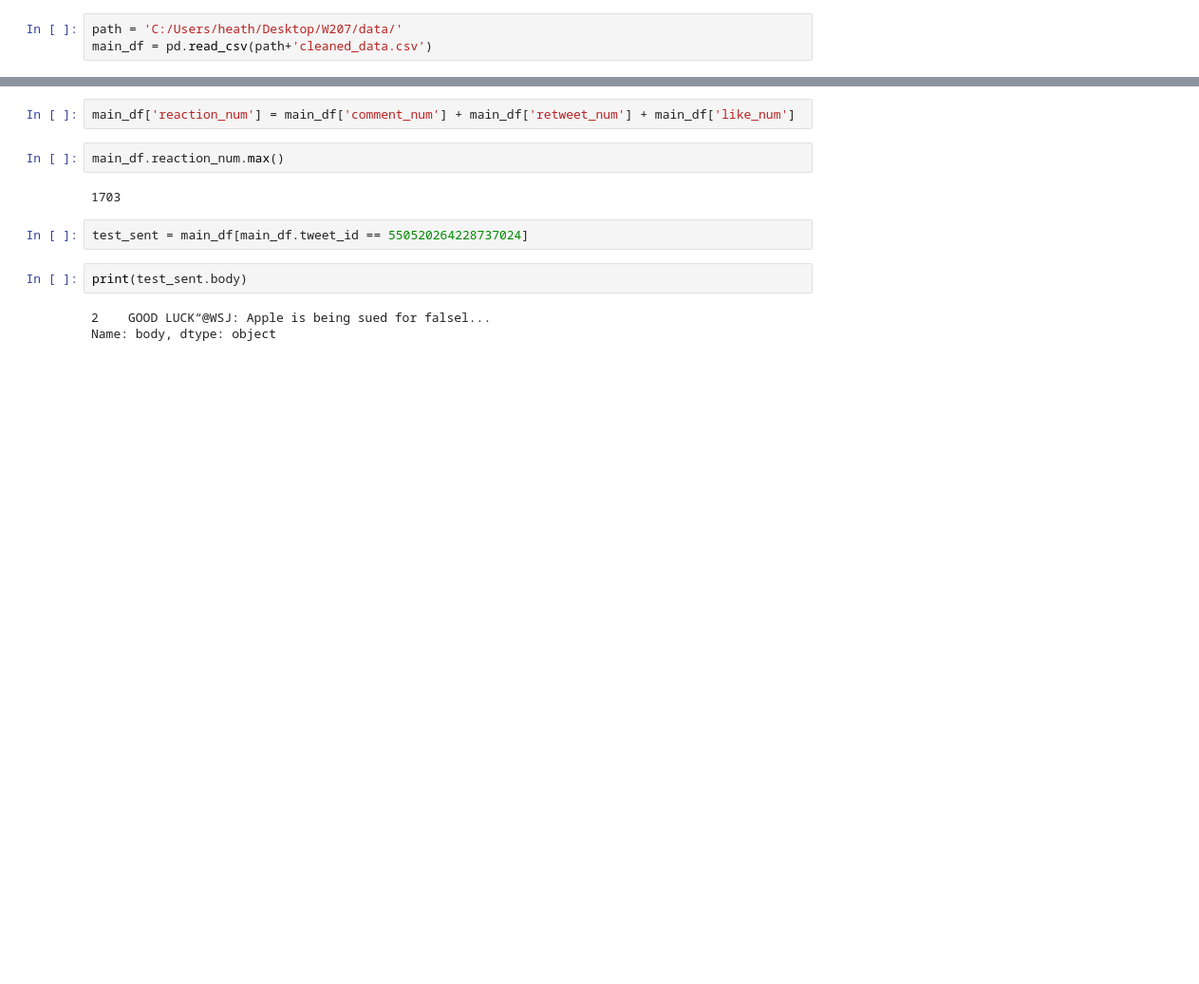
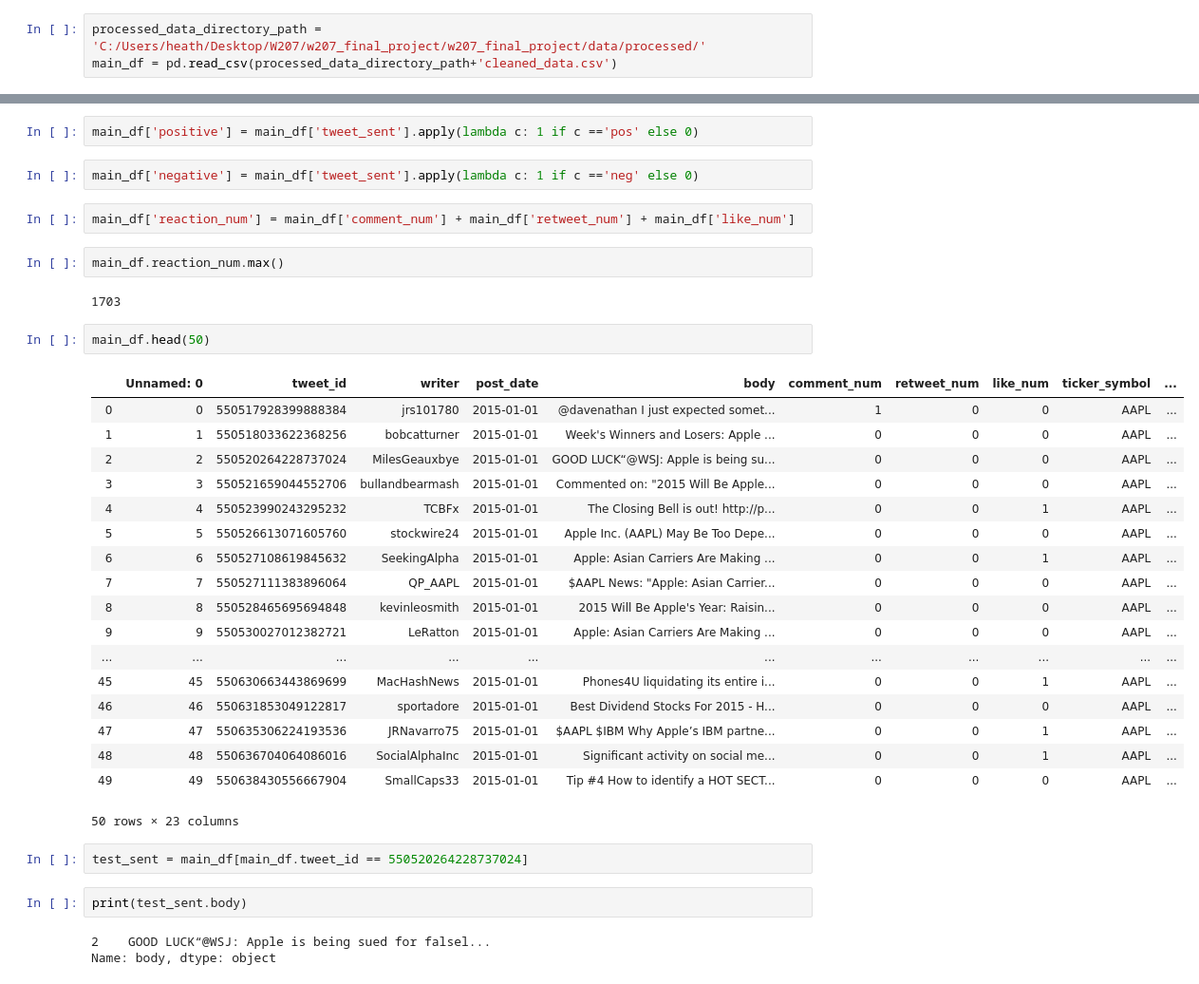
Before and after one commit to heatherpieszala/w207_final_project, a Jupyter notebook: w207_final_project/notebooks/heather_eda.ipynb, the cells around one changed output, grey strips where cells are left out. Shown at 95% size. Drawn from its saved outputs; the diff is of its cells as text; blank space fills up the shorter version.

```diff
--- a/w207_final_project/notebooks/heather_eda.ipynb
+++ b/w207_final_project/notebooks/heather_eda.ipynb
@@ -3,8 +3,8 @@ import pandas as pd
 import nltk
 from nltk.sentiment.vader import SentimentIntensityAnalyzer
 # %%
-path = 'C:/Users/heath/Desktop/W207/data/'
-main_df = pd.read_csv(path+'cleaned_data.csv')
+processed_data_directory_path = 'C:/Users/heath/Desktop/W207/w207_final_project/w207_final_project/data/processed/'
+main_df = pd.read_csv(processed_data_directory_path+'cleaned_data.csv')
 # %%
 sid = SentimentIntensityAnalyzer()
 # %%
@@ -53,9 +37,34 @@ main_df
+# %%
+main_df['positive'] = main_df['tweet_sent'].apply(lambda c: 1 if c =='pos' else 0)
+# %%
+main_df['negative'] = main_df['tweet_sent'].apply(lambda c: 1 if c =='neg' else 0)
 # %%
 main_df['reaction_num'] = main_df['comment_num'] + main_df['retweet_num'] + main_df['like_num']
 # %%
 main_df.reaction_num.max()
 # %% [output]
 1703
+# %%
+main_df.head(50)
+# %% [output]
+|  | Unnamed: 0 | tweet_id | writer | post_date | body | comment_num | retweet_num | like_num | ticker_symbol | ... |
+| 0 | 0 | 550517928399888384 | jrs101780 | 2015-01-01 | @davenathan I just expected somet... | 1 | 0 | 0 | AAPL | ... |
+| 1 | 1 | 550518033622368256 | bobcatturner | 2015-01-01 | Week's Winners and Losers: Apple ... | 0 | 0 | 0 | AAPL | ... |
+| 2 | 2 | 550520264228737024 | MilesGeauxbye | 2015-01-01 | GOOD LUCK“@WSJ: Apple is being su... | 0 | 0 | 0 | AAPL | ... |
+| 3 | 3 | 550521659044552706 | bullandbearmash | 2015-01-01 | Commented on: "2015 Will Be Apple... | 0 | 0 | 0 | AAPL | ... |
+| 4 | 4 | 550523990243295232 | TCBFx | 2015-01-01 | The Closing Bell is out! http://p... | 0 | 0 | 1 | AAPL | ... |
+| 5 | 5 | 550526613071605760 | stockwire24 | 2015-01-01 | Apple Inc. (AAPL) May Be Too Depe... | 0 | 0 | 0 | AAPL | ... |
+| 6 | 6 | 550527108619845632 | SeekingAlpha | 2015-01-01 | Apple: Asian Carriers Are Making ... | 0 | 0 | 1 | AAPL | ... |
+| 7 | 7 | 550527111383896064 | QP_AAPL | 2015-01-01 | $AAPL News: "Apple: Asian Carrier... | 0 | 0 | 0 | AAPL | ... |
+| 8 | 8 | 550528465695694848 | kevinleosmith | 2015-01-01 | 2015 Will Be Apple's Year: Raisin... | 0 | 0 | 0 | AAPL | ... |
+| 9 | 9 | 550530027012382721 | LeRatton | 2015-01-01 | Apple: Asian Carriers Are Making ... | 0 | 0 | 0 | AAPL | ... |
+| ... | ... | ... | ... | ... | ... | ... | ... | ... | ... | ... |
+| 45 | 45 | 550630663443869699 | MacHashNews | 2015-01-01 | Phones4U liquidating its entire i... | 0 | 0 | 1 | AAPL | ... |
+| 46 | 46 | 550631853049122817 | sportadore | 2015-01-01 | Best Dividend Stocks For 2015 - H... | 0 | 0 | 0 | AAPL | ... |
+| 47 | 47 | 550635306224193536 | JRNavarro75 | 2015-01-01 | $AAPL $IBM Why Apple’s IBM partne... | 0 | 0 | 1 | AAPL | ... |
+| 48 | 48 | 550636704064086016 | SocialAlphaInc | 2015-01-01 | Significant activity on social me... | 0 | 0 | 1 | AAPL | ... |
+| 49 | 49 | 550638430556667904 | SmallCaps33 | 2015-01-01 | Tip #4 How to identify a HOT SECT... | 0 | 0 | 0 | AAPL | ... |
+50 rows × 23 columns
 # %%
 test_sent = main_df[main_df.tweet_id == 550520264228737024]
 # %%
```
Also changed, not shown: parts of 13 cells of this notebook.
